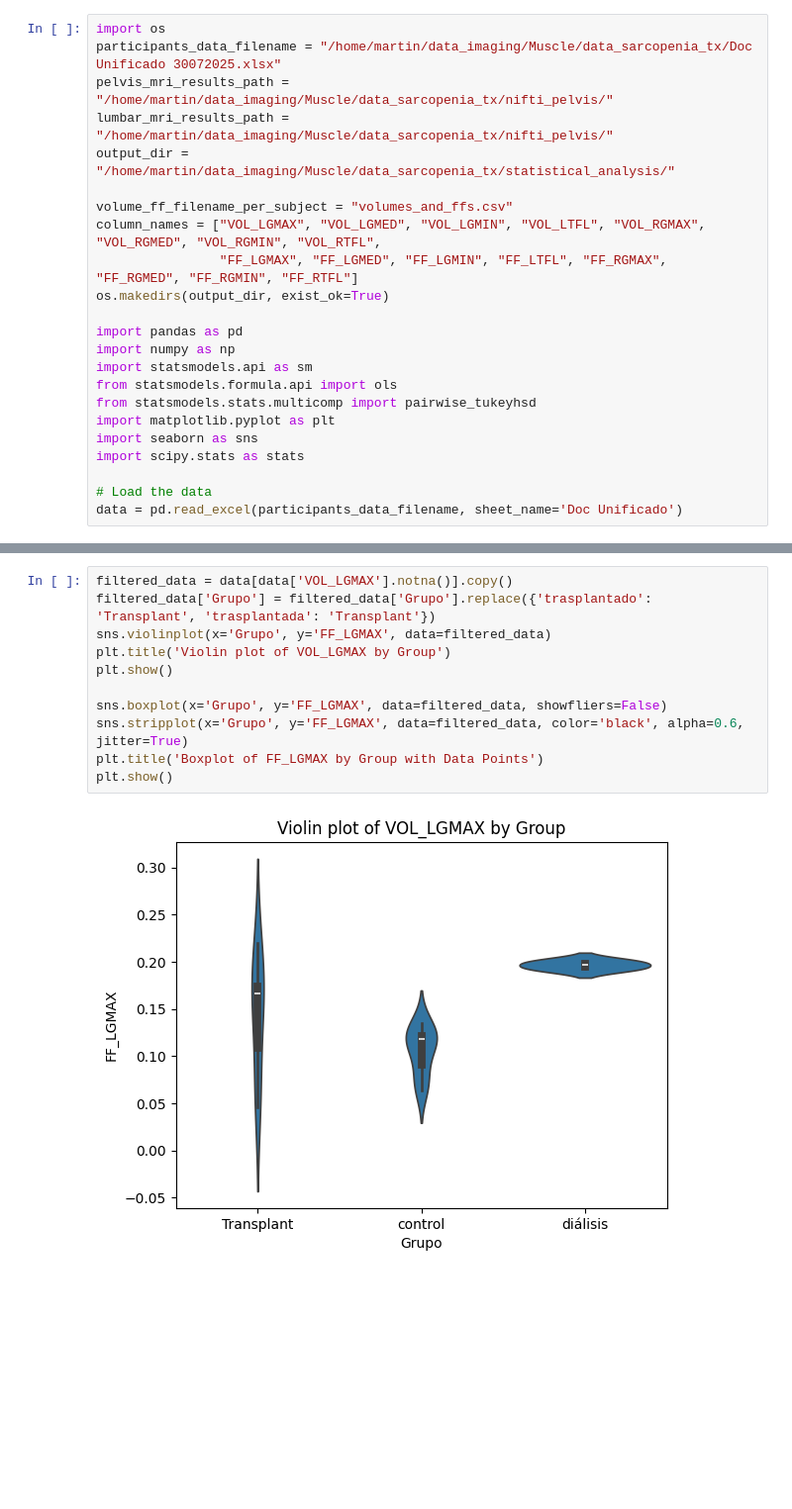
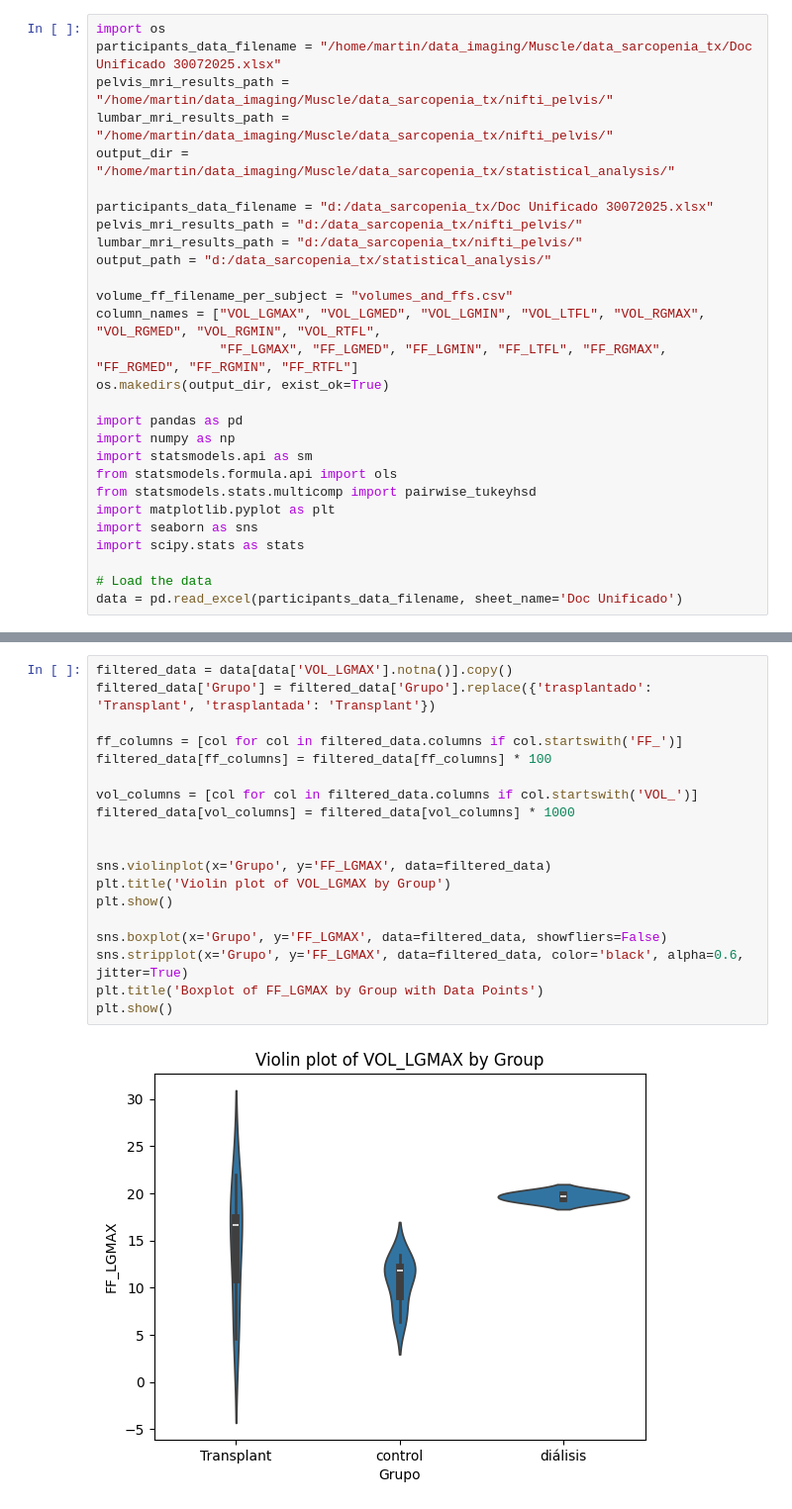
Before and after one commit to mabelzunce/lower-body-muscle-qMRI-pipeline, a Jupyter notebook: src/analysis/statistical_analysis/analyse_ff_and_volume.ipynb, the cells around one changed output, grey strips where cells are left out. Shown at 99% size. Drawn from its saved outputs; the diff is of its cells as text; blank space fills up the shorter version.

```diff
--- a/src/analysis/statistical_analysis/analyse_ff_and_volume.ipynb
+++ b/src/analysis/statistical_analysis/analyse_ff_and_volume.ipynb
@@ -4,6 +4,11 @@ participants_data_filename = "/home/martin/data_imaging/Muscle/data_sarcopenia_t
 pelvis_mri_results_path = "/home/martin/data_imaging/Muscle/data_sarcopenia_tx/nifti_pelvis/"
 lumbar_mri_results_path = "/home/martin/data_imaging/Muscle/data_sarcopenia_tx/nifti_pelvis/"
 output_dir = "/home/martin/data_imaging/Muscle/data_sarcopenia_tx/statistical_analysis/"
+
+participants_data_filename = "d:/data_sarcopenia_tx/Doc Unificado 30072025.xlsx"
+pelvis_mri_results_path = "d:/data_sarcopenia_tx/nifti_pelvis/"
+lumbar_mri_results_path = "d:/data_sarcopenia_tx/nifti_pelvis/"
+output_path = "d:/data_sarcopenia_tx/statistical_analysis/"
 
 volume_ff_filename_per_subject = "volumes_and_ffs.csv"
 column_names = ["VOL_LGMAX", "VOL_LGMED", "VOL_LGMIN", "VOL_LTFL", "VOL_RGMAX", "VOL_RGMED", "VOL_RGMIN", "VOL_RTFL",
@@ -67,13 +56,21 @@ print(f"Combined data saved to {combined_data_path}")
 # %%
 filtered_data = data[data['VOL_LGMAX'].notna()].copy()
 filtered_data['Grupo'] = filtered_data['Grupo'].replace({'trasplantado': 'Transplant', 'trasplantada': 'Transplant'})
+
+ff_columns = [col for col in filtered_data.columns if col.startswith('FF_')]
+filtered_data[ff_columns] = filtered_data[ff_columns] * 100
+
+vol_columns = [col for col in filtered_data.columns if col.startswith('VOL_')]
+filtered_data[vol_columns] = filtered_data[vol_columns] * 1000
+
+
 sns.violinplot(x='Grupo', y='FF_LGMAX', data=filtered_data)
 plt.title('Violin plot of VOL_LGMAX by Group')
 plt.show()
 
 sns.boxplot(x='Grupo', y='FF_LGMAX', data=filtered_data, showfliers=False)
 sns.stripplot(x='Grupo', y='FF_LGMAX', data=filtered_data, color='black', alpha=0.6, jitter=True)
 plt.title('Boxplot of FF_LGMAX by Group with Data Points')
 plt.show()
 # %% [output]
-[figure, old version]
+[figure, new version]
```
Also changed, not shown: parts of 4 cells of this notebook, 1 other file.
